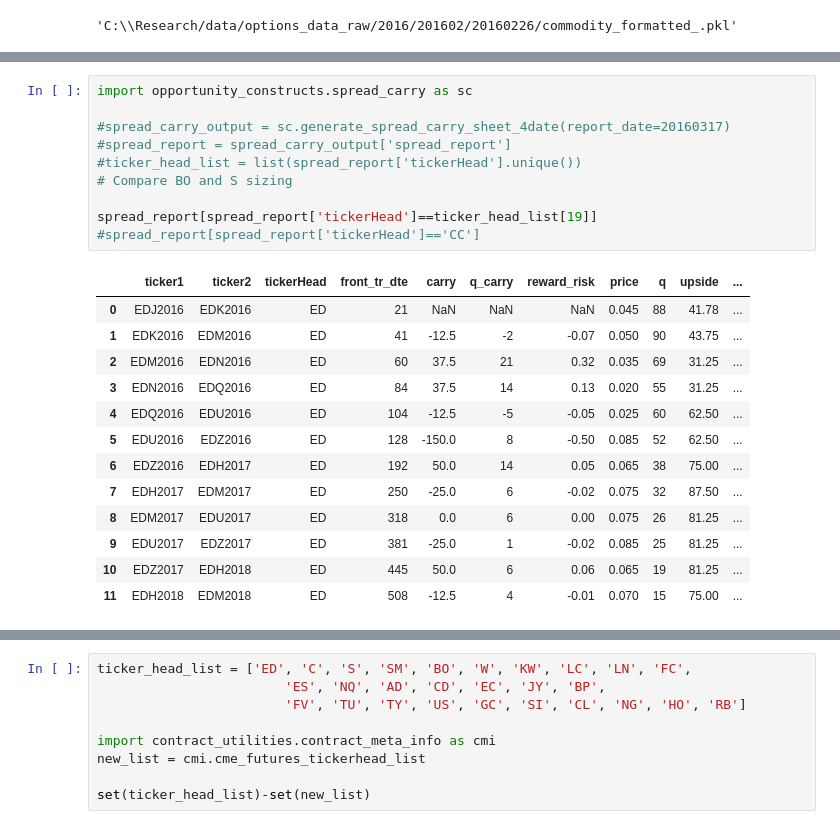
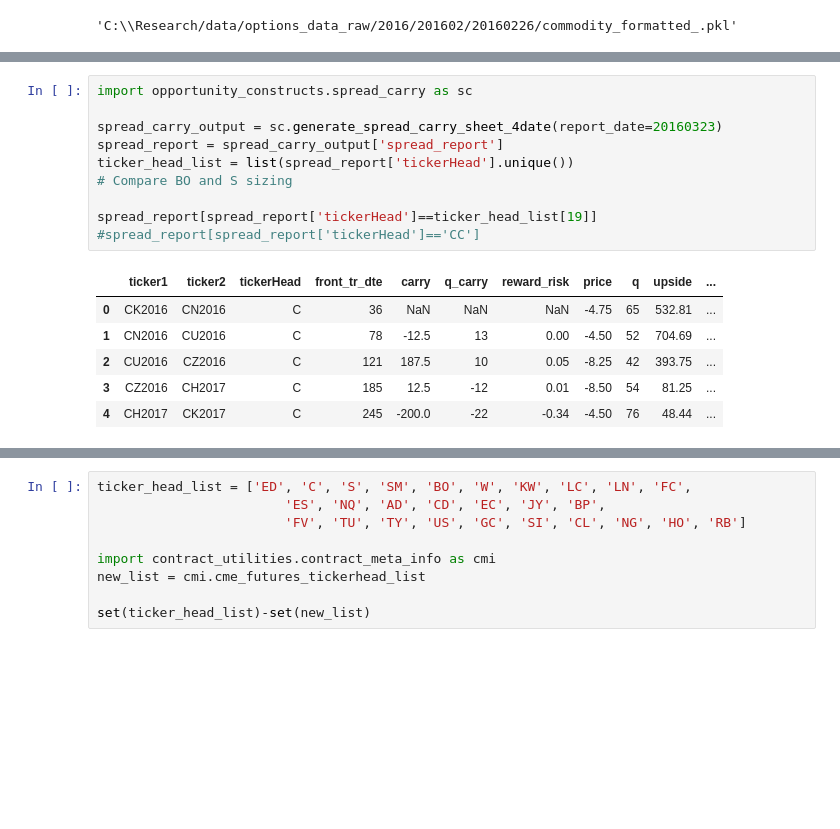
Before and after one commit to d0p34m1n3/repo_barbarossa, a Jupyter notebook: PycharmProjects/quandl/Untitled.ipynb, the cells around one changed output, grey strips where cells are left out. Saved outputs shown, nothing was run; the diff lists cells and outputs as text; blank space fills up the shorter version.

```diff
--- a/PycharmProjects/quandl/Untitled.ipynb
+++ b/PycharmProjects/quandl/Untitled.ipynb
@@ -247,24 +99,17 @@ my_list[1:2]
 # %%
 import opportunity_constructs.spread_carry as sc
 
-#spread_carry_output = sc.generate_spread_carry_sheet_4date(report_date=20160317)
-#spread_report = spread_carry_output['spread_report']
-#ticker_head_list = list(spread_report['tickerHead'].unique())
+spread_carry_output = sc.generate_spread_carry_sheet_4date(report_date=20160323)
+spread_report = spread_carry_output['spread_report']
+ticker_head_list = list(spread_report['tickerHead'].unique())
 # Compare BO and S sizing
 
 spread_report[spread_report['tickerHead']==ticker_head_list[19]]
 #spread_report[spread_report['tickerHead']=='CC']
 # %% [output]
 |  | ticker1 | ticker2 | tickerHead | front_tr_dte | carry | q_carry | reward_risk | price | q | upside | ... |
-| 0 | EDJ2016 | EDK2016 | ED | 21 | NaN | NaN | NaN | 0.045 | 88 | 41.78 | ... |
-| 1 | EDK2016 | EDM2016 | ED | 41 | -12.5 | -2 | -0.07 | 0.050 | 90 | 43.75 | ... |
-| 2 | EDM2016 | EDN2016 | ED | 60 | 37.5 | 21 | 0.32 | 0.035 | 69 | 31.25 | ... |
-| 3 | EDN2016 | EDQ2016 | ED | 84 | 37.5 | 14 | 0.13 | 0.020 | 55 | 31.25 | ... |
-| 4 | EDQ2016 | EDU2016 | ED | 104 | -12.5 | -5 | -0.05 | 0.025 | 60 | 62.50 | ... |
-| 5 | EDU2016 | EDZ2016 | ED | 128 | -150.0 | 8 | -0.50 | 0.085 | 52 | 62.50 | ... |
-| 6 | EDZ2016 | EDH2017 | ED | 192 | 50.0 | 14 | 0.05 | 0.065 | 38 | 75.00 | ... |
-| 7 | EDH2017 | EDM2017 | ED | 250 | -25.0 | 6 | -0.02 | 0.075 | 32 | 87.50 | ... |
-| 8 | EDM2017 | EDU2017 | ED | 318 | 0.0 | 6 | 0.00 | 0.075 | 26 | 81.25 | ... |
-| 9 | EDU2017 | EDZ2017 | ED | 381 | -25.0 | 1 | -0.02 | 0.085 | 25 | 81.25 | ... |
-| 10 | EDZ2017 | EDH2018 | ED | 445 | 50.0 | 6 | 0.06 | 0.065 | 19 | 81.25 | ... |
-| 11 | EDH2018 | EDM2018 | ED | 508 | -12.5 | 4 | -0.01 | 0.070 | 15 | 75.00 | ... |
+| 0 | CK2016 | CN2016 | C | 36 | NaN | NaN | NaN | -4.75 | 65 | 532.81 | ... |
+| 1 | CN2016 | CU2016 | C | 78 | -12.5 | 13 | 0.00 | -4.50 | 52 | 704.69 | ... |
+| 2 | CU2016 | CZ2016 | C | 121 | 187.5 | 10 | 0.05 | -8.25 | 42 | 393.75 | ... |
+| 3 | CZ2016 | CH2017 | C | 185 | 12.5 | -12 | 0.01 | -8.50 | 54 | 81.25 | ... |
+| 4 | CH2017 | CK2017 | C | 245 | -200.0 | -22 | -0.34 | -4.50 | 76 | 48.44 | ... |
```
Also changed, not shown: parts of 35 cells of this notebook, 22 other files.
